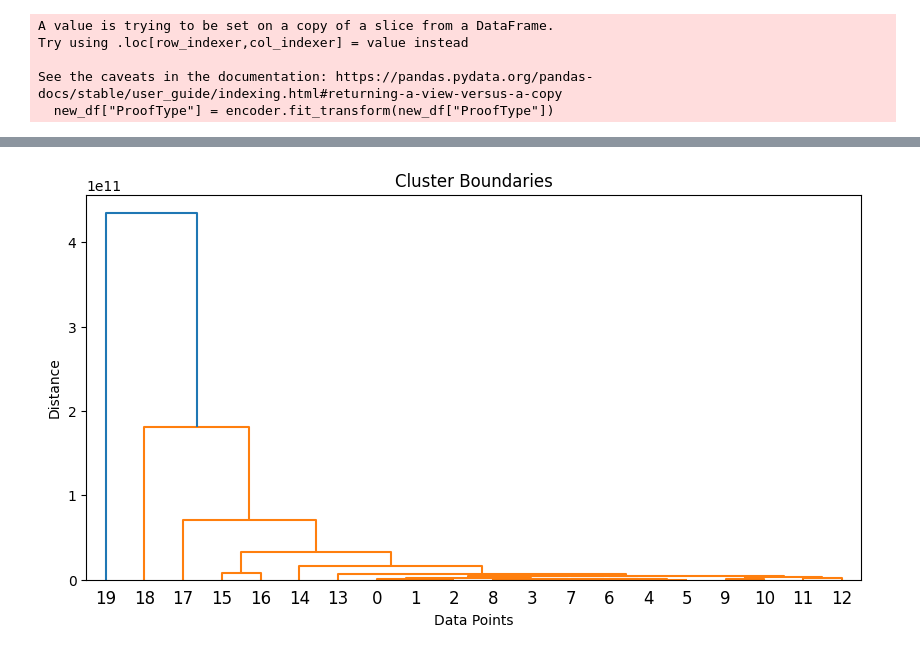
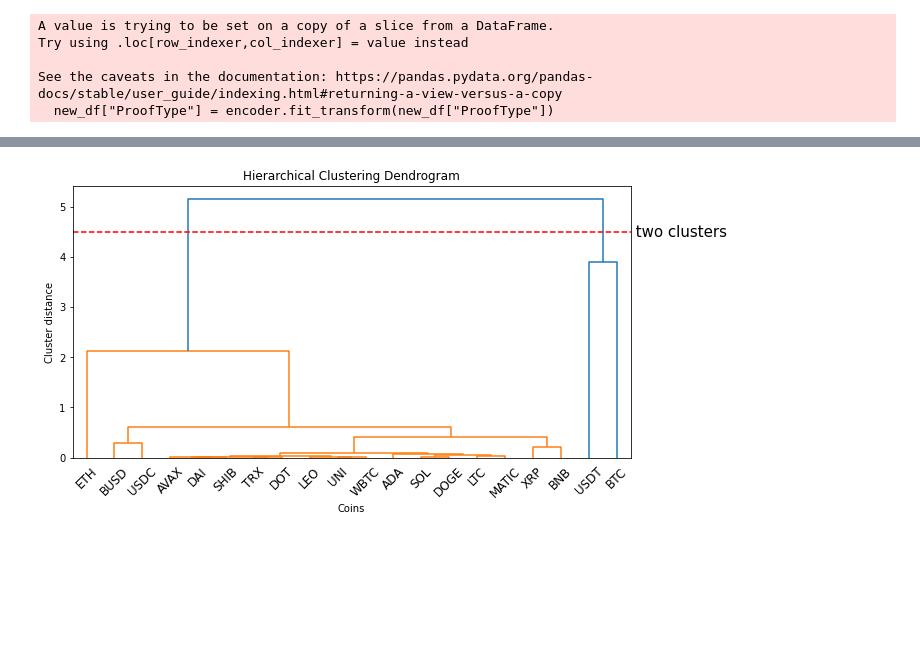
Before and after one commit to arian-rad/Quera-DataScience_bootcamp_Project1-Phase2, a Jupyter notebook: question2.ipynb, the cells around one changed output, grey strips where cells are left out. Saved outputs shown, nothing was run; the diff lists cells and outputs as text; code cells hidden in the pictures; blank space fills up the shorter version.

Commit message:
add final dendrogram

```diff
--- a/question2.ipynb
+++ b/question2.ipynb
@@ -77,18 +77,19 @@ plt.show()
 # %%
 
 # Perform hierarchical clustering
-linkage_matrix = shc.linkage(new_df, method='centroid')
+plt.figure(figsize=(10, 5))
+plt.title("Hierarchical Clustering Dendrogram")
+plt.xlabel("Cryptocurrency")
+plt.ylabel("Distance")
+shc.dendrogram(result, labels = data["Symbol"].values, leaf_rotation=45)
+ax = plt.gca()
+bounds = ax.get_xbound()
+ax.plot(bounds, [4.5, 4.5], '--', c='r')
 
-# Plot the dendrogram
-plt.figure(figsize=(10, 5))
-dendrogram = shc.dendrogram(linkage_matrix)
 
-# Plot the cluster boundaries
-plt.axhline(y=500000000000, color='r', linestyle='--')  # Adjust the threshold value as needed
-
-plt.title('Cluster Boundaries')
-plt.xlabel('Data Points')
-plt.ylabel('Distance')
+ax.text(bounds[1], 4.5, ' two clusters', va='center', fontdict={'size': 15})
+plt.xlabel("Coins")
+plt.ylabel("Cluster distance")
 plt.show()
 # %% [output]
-[figure, old version]
+[figure, new version]
```
Also changed, not shown: parts of 8 cells of this notebook.
